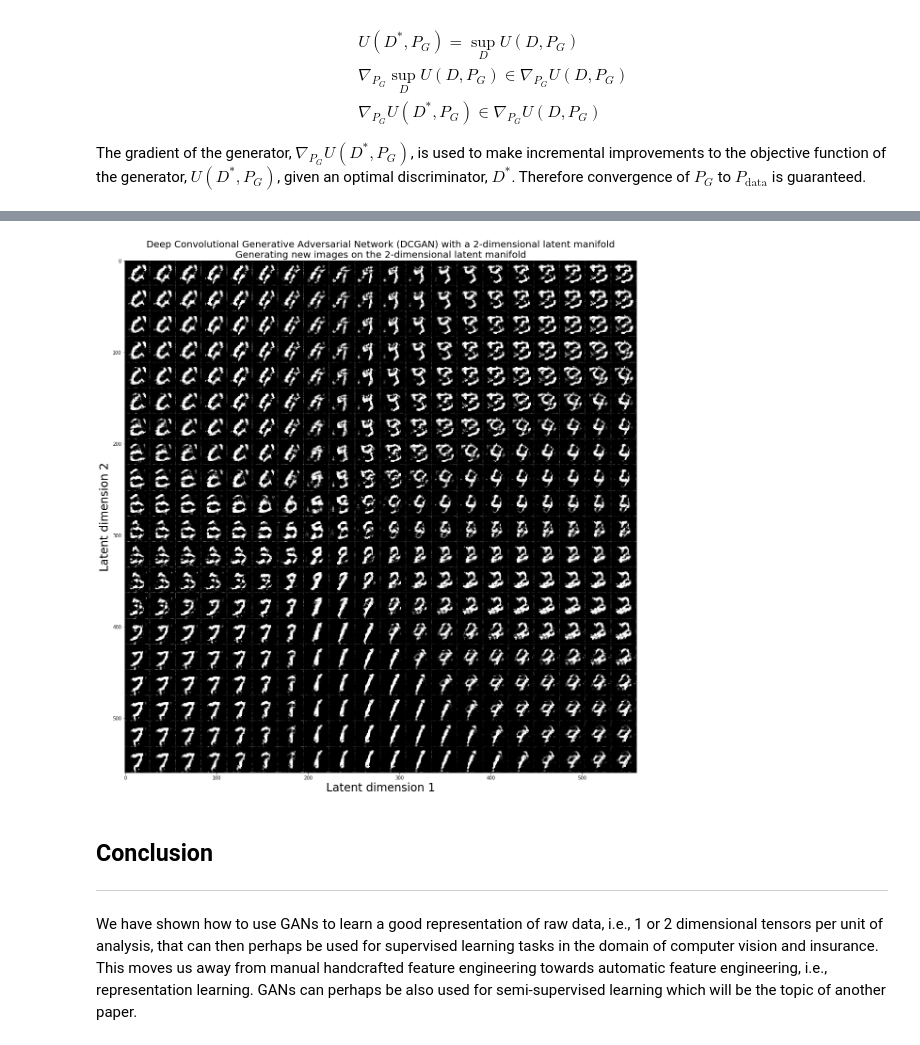
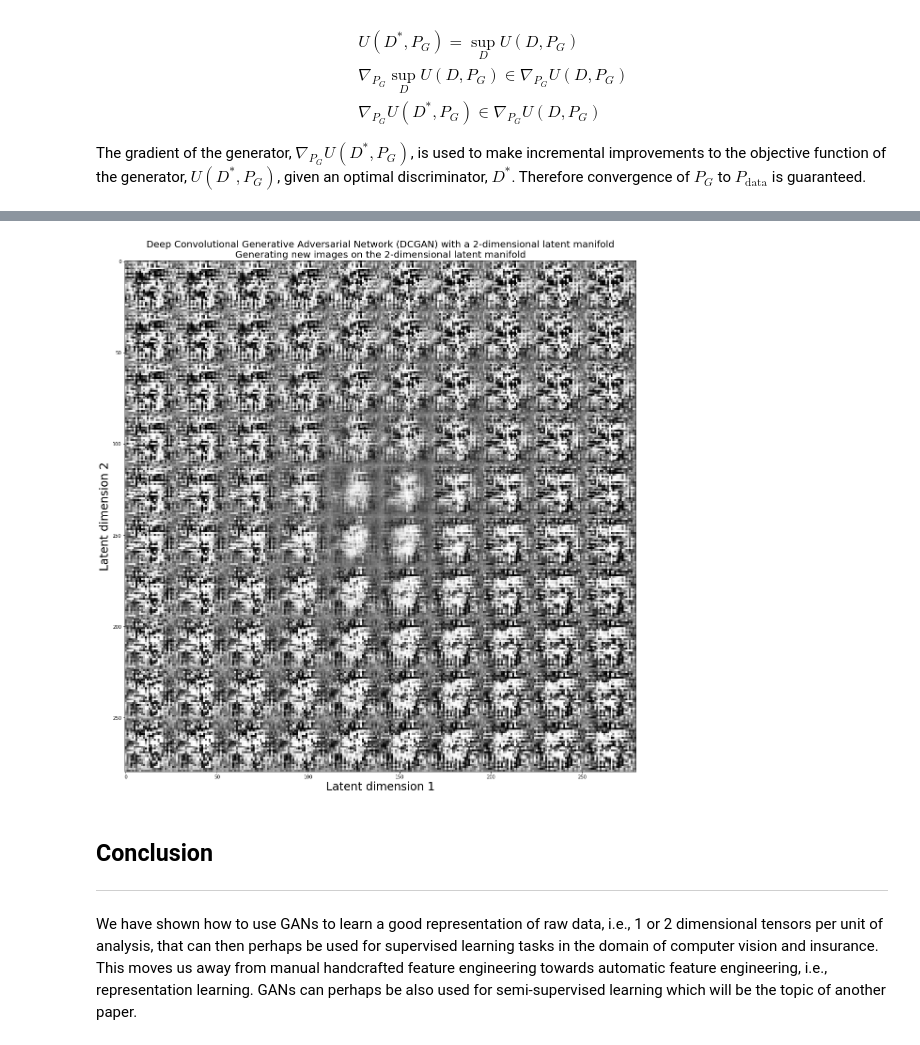
Before and after one commit to hamaadshah/gan_deeplearning4j, a Jupyter notebook: Python/gan.ipynb, the cells around one changed output, grey strips where cells are left out. Drawn from its saved outputs; the diff is of its cells as text; code cells hidden in the pictures.

```diff
--- a/Python/gan.ipynb
+++ b/Python/gan.ipynb
@@ -364,23 +364,23 @@ The accuracy score for the MNIST classification task with DCGAN: 94.490000%.
 # %%
-out = pd.read_csv(filepath_or_buffer=dl4j_res_path + "out_50000.csv", header=None)
+out = pd.read_csv(filepath_or_buffer=dl4j_res_path + "out_20000.csv", header=None)
 digit_size = 28
-n = 20
+n = 10
 figure = np.zeros((digit_size * n, digit_size * n))
 
 counter = 0
 for i in range(n):
     for j in range(n):
         figure[i * digit_size: (i + 1) * digit_size, j * digit_size: (j + 1) * digit_size] = out.iloc[counter].reshape(digit_size, digit_size)
         counter = counter + 1
 
 plt.figure(figsize=(20, 20))
 plt.title("Deep Convolutional Generative Adversarial Network (DCGAN) with a 2-dimensional latent manifold\nGenerating new images on the 2-dimensional latent manifold", fontsize=20)
 plt.xlabel("Latent dimension 1", fontsize=24)
 plt.ylabel("Latent dimension 2", fontsize=24)
 plt.imshow(figure, cmap="Greys_r")
 plt.savefig(fname="DCGAN_Generated_Images.png")
 # %% [output]
-[figure, old version]
+[figure, new version]
 # %%
 claim_risk = pd.read_csv(filepath_or_buffer="data/claim_risk.csv")
 claim_risk.drop(columns="policy.id", axis=1, inplace=True)
```
Also changed, not shown: parts of 1 cell of this notebook, 3 other files.
